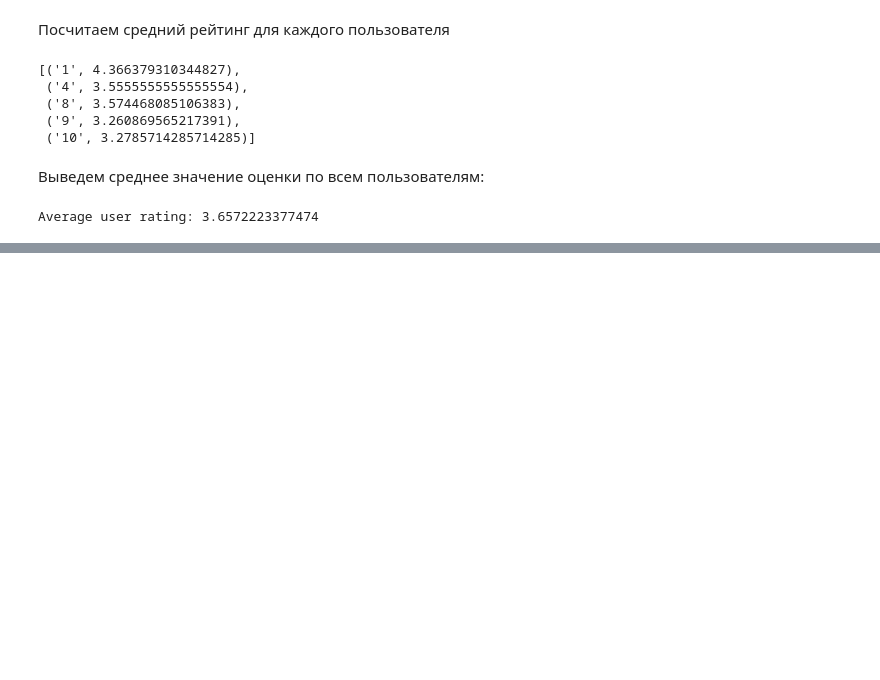
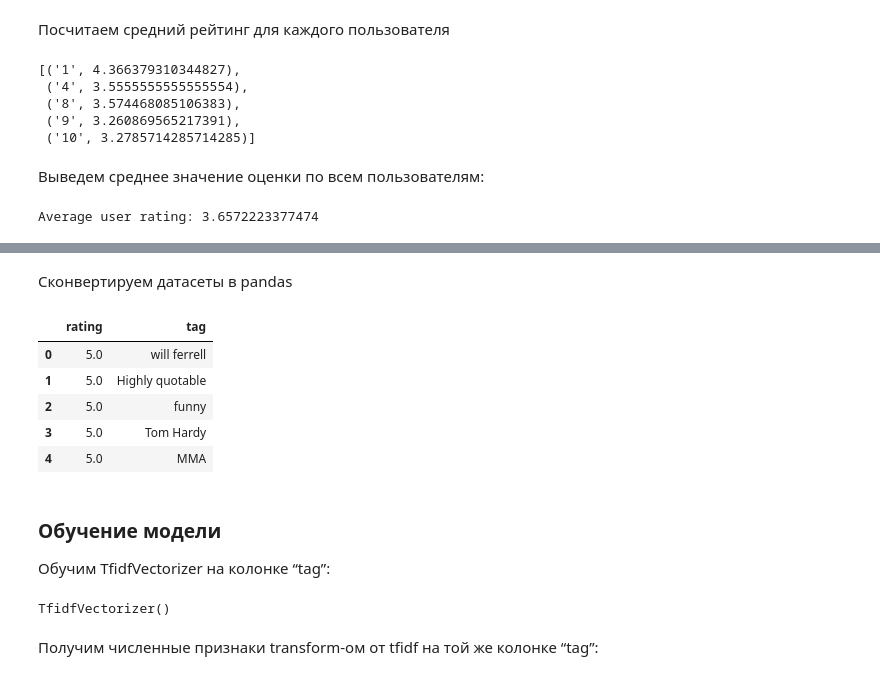
Before and after one commit to diffitask/big-data-ml-course, a Jupyter notebook: homeworks/hw-2/homework-2.ipynb, the cells around one changed output, grey strips where cells are left out. Saved outputs shown, nothing was run; the diff lists cells and outputs as text; code cells hidden in the pictures; blank space fills up the shorter version.

```diff
--- a/homeworks/hw-2/homework-2.ipynb
+++ b/homeworks/hw-2/homework-2.ipynb
@@ -480,0 +542,8 @@ Average user rating: 3.6572223377474
+# %%
+%%time
+tags_df = spark\
+    .read\
+    .format("csv")\
+    .option("header", "True")\
+    .schema(tags_schema)\
+    .load("ml-latest-small/tags.csv")
@@ -480,0 +568,2 @@ Average user rating: 3.6572223377474
+# %%
+tags_with_ratings = tags_df.alias("r").join(ratings_df.alias("t"), on=["userId", "movieId"], how="inner")
@@ -480,0 +585,2 @@ Average user rating: 3.6572223377474
+# %%
+tags_ratings_df = tags_with_ratings.select('tag', 'rating')
@@ -480,0 +600,16 @@ Average user rating: 3.6572223377474
+# %% [markdown]
+Сконвертируем датасеты в pandas
+# %%
+tags_ratings_pdf = tags_ratings_df.toPandas()
+# %%
+tags_ratings_pdf.head(5)
+# %% [output]
+|  | rating | tag |
+| 0 | 5.0 | will ferrell |
+| 1 | 5.0 | Highly quotable |
+| 2 | 5.0 | funny |
+| 3 | 5.0 | Tom Hardy |
+| 4 | 5.0 | MMA |
+# %% [markdown]
+### Обучение модели
+Обучим TfidfVectorizer на колонке “tag”:
@@ -480,0 +618,7 @@ Average user rating: 3.6572223377474
+# %%
+tfidf_vectorizer = TfidfVectorizer()
+tfidf_vectorizer.fit(tags_ratings_pdf['tag'])
+# %% [output]
+TfidfVectorizer()
+# %% [markdown]
+Получим численные признаки transform-ом от tfidf на той же колонке “tag”:
```
Also changed, not shown: parts of 35 cells of this notebook, 8 other files.
